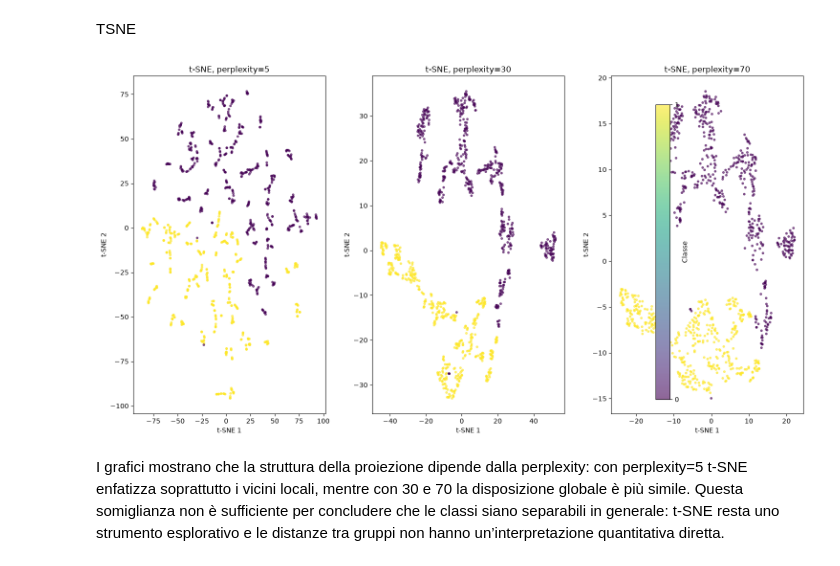
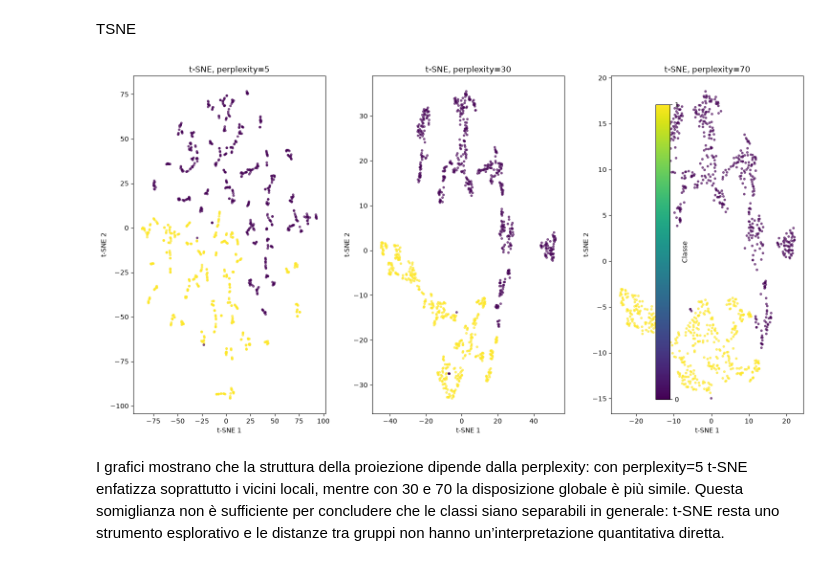
Before and after one commit to NicXVII/Intro_to_ML_26-27, a Jupyter notebook: Challenges/challenge_one.ipynb, the cells around one changed output. Cells and saved outputs as stored; diff of their text form; code cells hidden in the pictures.

```diff
--- a/Challenges/challenge_one.ipynb
+++ b/Challenges/challenge_one.ipynb
@@ -225,25 +242,2 @@ display(X_train.corr())
 # %% [markdown]
 La maggior parte delle feature presenta correlazioni basse o moderate. Tuttavia, skewness e curtosis mostrano una correlazione negativa forte (−0.793), mentre skewness ed entropy hanno una correlazione moderata (−0.512).
-# %%
-from sklearn.compose import ColumnTransformer
-from sklearn.preprocessing import PowerTransformer
-
-# Yeo-Johnson only on the skewed features (curtosis, entropy);
-preprocessor = ColumnTransformer(
-    [("power", PowerTransformer(method="yeo-johnson"), ["curtosis", "entropy"])],
-    remainder="passthrough",
-    verbose_feature_names_out=False,
-)
-preprocessor.fit(X_train)
-
-X_train_transformed_df = pd.DataFrame(
-    preprocessor.transform(X_train),
-    columns=preprocessor.get_feature_names_out(),
-    index=X_train.index,
-)
-
-skew_table = pd.DataFrame({
-    "before": X_train.skew(),
-    "after": X_train_transformed_df[feature_columns].skew(),
-}).round(3)
-display(skew_table)
@@ -496,40 +482,50 @@ Usando tutte le feature ottengo gli stessi risultati dei primi due componenti pr
 # %% [markdown]
 TSNE
 # %%
+from matplotlib.cm import ScalarMappable
+from matplotlib.colors import Normalize
 from sklearn.manifold import TSNE
 import matplotlib.pyplot as plt
 
 perplexities = [5, 30, 70]
 
 fig, axes = plt.subplots(1, 3, figsize=(15, 8))
 
 for ax, perplexity in zip(axes, perplexities):
     X_tsne = TSNE(
         n_components=2,
         perplexity=perplexity,
         learning_rate="auto",
         max_iter=1000,
         random_state=42,
     ).fit_transform(X_train_scaled)
 
     scatter = ax.scatter(
         X_tsne[:, 0],
         X_tsne[:, 1],
         c=y_train,
         cmap="viridis",
         s=8,
         alpha=0.6,
     )
 
     ax.set_title(f"t-SNE, perplexity={perplexity}")
     ax.set_xlabel("t-SNE 1")
     ax.set_ylabel("t-SNE 2")
 
-fig.colorbar(scatter, ax=axes, ticks=[0, 1], label="Classe")
+fig.colorbar(
+    ScalarMappable(
+        norm=Normalize(vmin=0, vmax=1),
+        cmap="viridis",
+    ),
+    ax=axes,
+    ticks=[0, 1],
+    label="Classe",
+)
 plt.tight_layout()
 plt.show()
 # %% [output]
-[figure, old version]
+[figure, new version]
 # %% [markdown]
 I grafici mostrano che la struttura della proiezione dipende dalla perplexity: con perplexity=5 t-SNE enfatizza soprattutto i vicini locali, mentre con 30 e 70 la disposizione globale è più simile. Questa somiglianza non è sufficiente per concludere che le classi siano separabili in generale: t-SNE resta uno strumento esplorativo e le distanze tra gruppi non hanno un’interpretazione quantitativa diretta.
 # %% [markdown]
```
Also changed, not shown: parts of 12 cells of this notebook.
